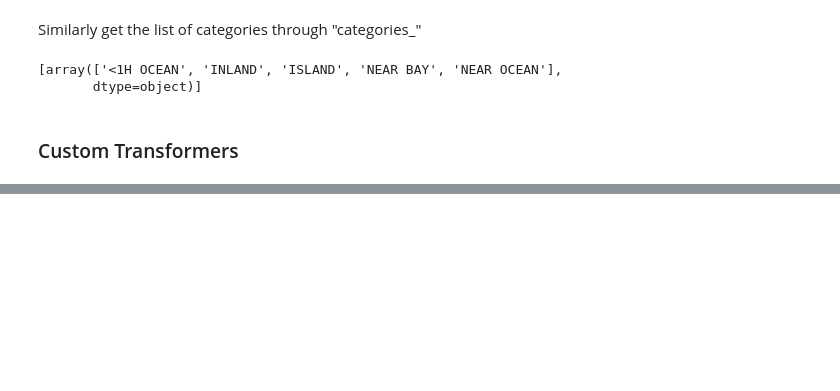
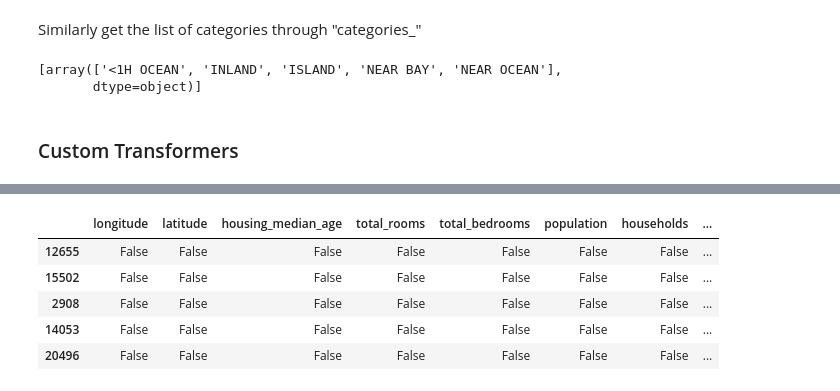
Before and after one commit to thisalmadu/ML-Project, a Jupyter notebook: Cal_data_set_analysis.ipynb, the cells around one changed output, grey strips where cells are left out. Saved outputs shown, nothing was run; the diff lists cells and outputs as text; code cells hidden in the pictures; blank space fills up the shorter version.

```diff
--- a/Cal_data_set_analysis.ipynb
+++ b/Cal_data_set_analysis.ipynb
@@ -617,0 +624,9 @@ housing_extra_attribs = attr_adder.transform(housing.values)
+# %%
+housing_pred_num.isna().head(5) # Display the null values in the numerical columns
+# %% [output]
+|  | longitude | latitude | housing_median_age | total_rooms | total_bedrooms | population | households | ... |
+| 12655 | False | False | False | False | False | False | False | ... |
+| 15502 | False | False | False | False | False | False | False | ... |
+| 2908 | False | False | False | False | False | False | False | ... |
+| 14053 | False | False | False | False | False | False | False | ... |
+| 20496 | False | False | False | False | False | False | False | ... |
```
Also changed, not shown: parts of 28 cells of this notebook, 1 other file.
